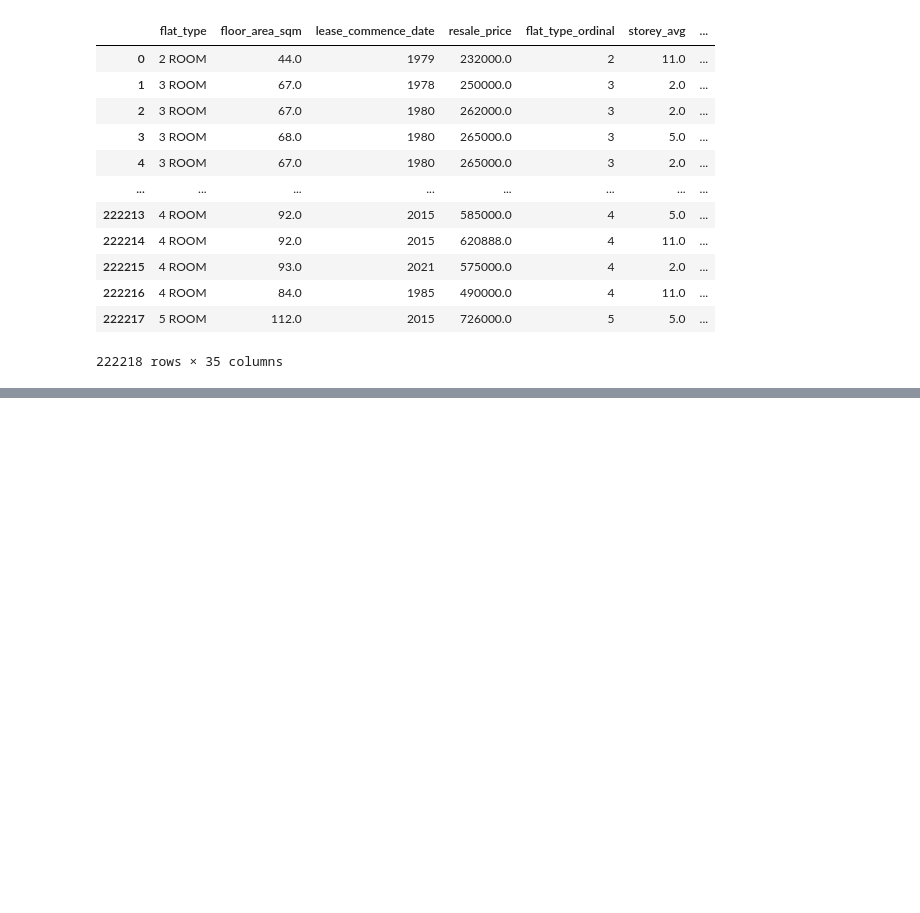
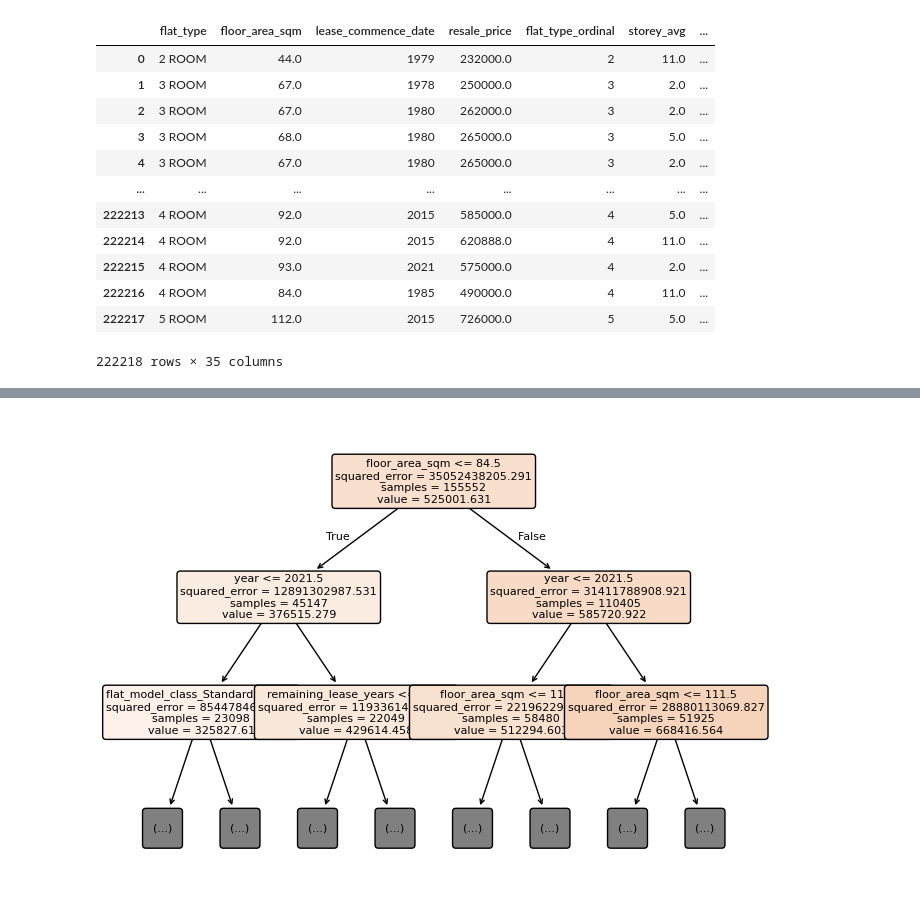
Before and after one commit to hsk-victor/Project, a Jupyter notebook: MLDP Program Codes Submission Template.ipynb, the cells around one changed output, grey strips where cells are left out. Saved outputs shown, nothing was run; the diff lists cells and outputs as text; code cells hidden in the pictures; blank space fills up the shorter version.

```diff
--- a/MLDP Program Codes Submission Template.ipynb
+++ b/MLDP Program Codes Submission Template.ipynb
@@ -875,3 +875,22 @@ df
 | 222216 | 4 ROOM | 84.0 | 1985 | 490000.0 | 4 | 11.0 | ... |
 | 222217 | 5 ROOM | 112.0 | 2015 | 726000.0 | 5 | 5.0 | ... |
 222218 rows × 35 columns
+# %%
+col_y = 'resale_price'
+y = df[col_y]
+
+col_irrelevant = ['resale_price', 'flat_type', 'lease_commence_date']
+x = df.drop(col_irrelevant, axis=1)
+
+from sklearn.model_selection import train_test_split
+from sklearn.tree import DecisionTreeRegressor
+
+test_size = 0.3
+random_state = 2025
+X_train, X_test, y_train, y_test =  train_test_split(x, y, test_size=test_size, random_state=random_state)
+
+dt = DecisionTreeRegressor()
+dt.fit(X_train, y_train)
+
+import joblib
+joblib.dump(dt, 'hdb_dt_model.pkl')
@@ -877,0 +949,14 @@ df
+# %%
+from sklearn.tree import plot_tree
+
+plt.figure(figsize=(8, 6))
+plot_tree(dt,
+          feature_names=dt.feature_names_in_,
+          max_depth=2,
+          filled=True,
+          rounded=True,
+          fontsize=8
+          ) ## max_depth 3 to look at the top level instead of whole tree
+plt.show()
+# %% [output]
+[figure, added]
```
Also changed, not shown: parts of 4 cells of this notebook, 1 other file.
